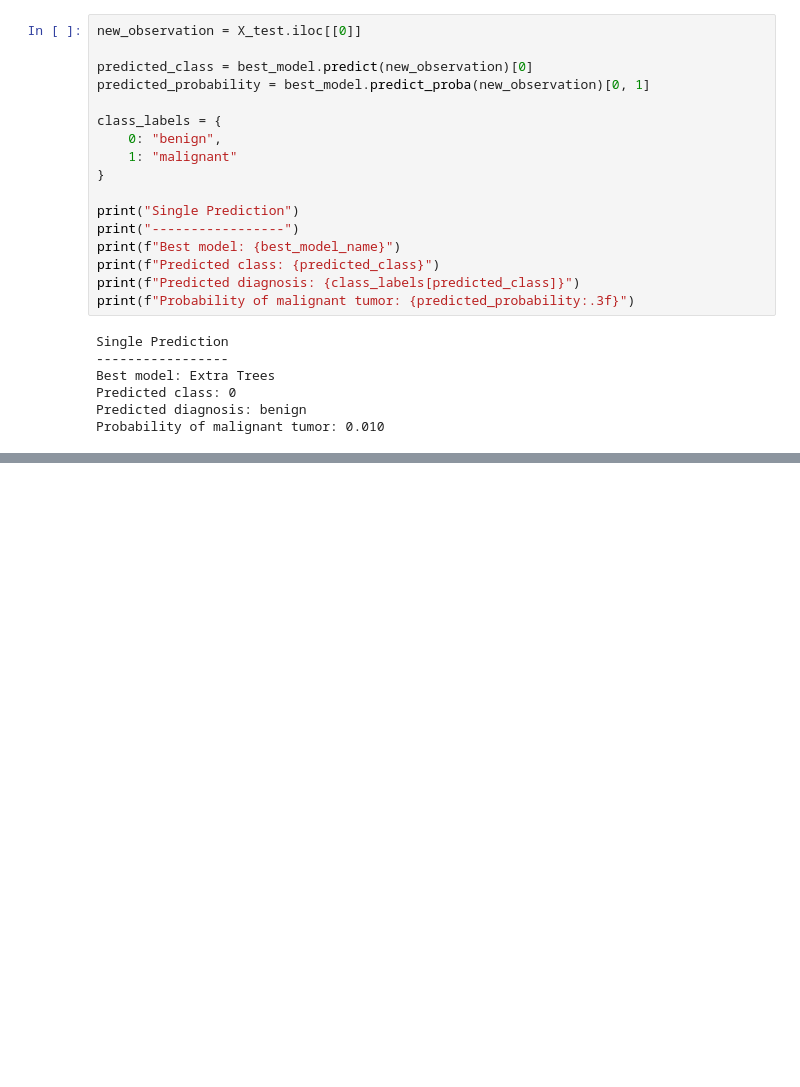
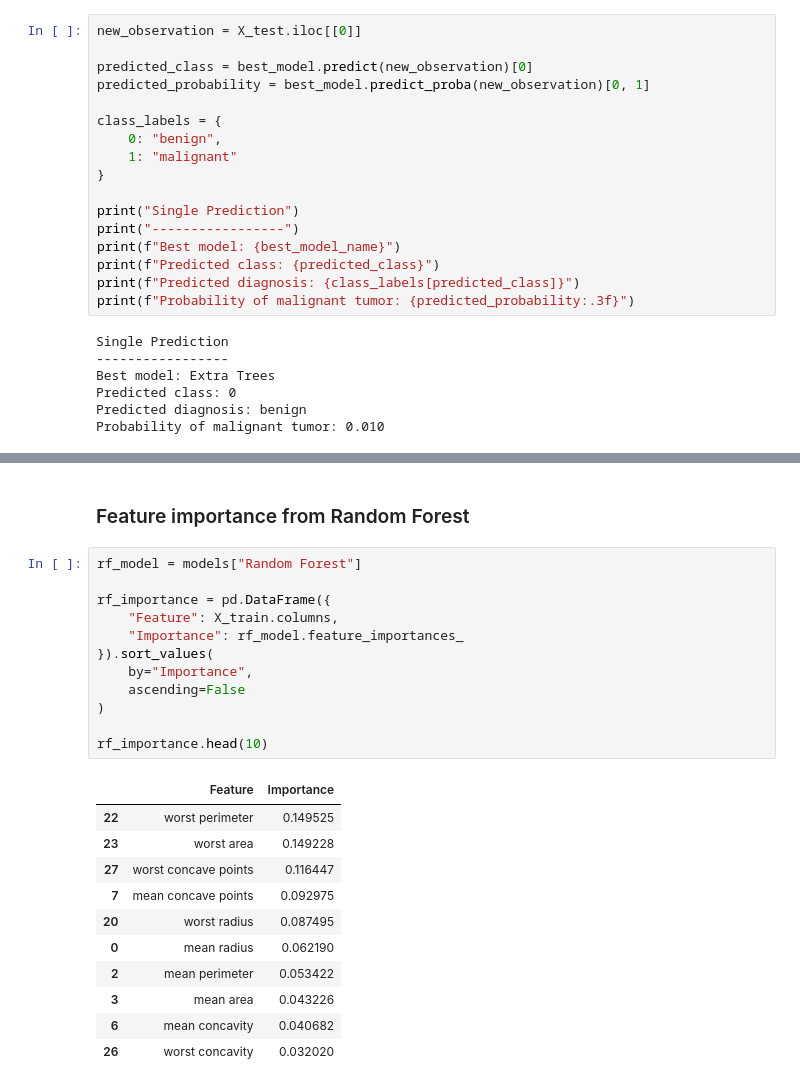
Before and after one commit to profshai/machine-learning-deep-learning, a Jupyter notebook: 01_supervised_ML/03_ensemble/ensemble_learning.ipynb, the cells around one changed output, grey strips where cells are left out. Cells and saved outputs as stored; diff of their text form; blank space fills up the shorter version.

```diff
--- a/01_supervised_ML/03_ensemble/ensemble_learning.ipynb
+++ b/01_supervised_ML/03_ensemble/ensemble_learning.ipynb
@@ -658,0 +696,26 @@ Probability of malignant tumor: 0.010
+# %% [markdown]
+### Feature importance from Random Forest
+# %%
+rf_model = models["Random Forest"]
+
+rf_importance = pd.DataFrame({
+    "Feature": X_train.columns,
+    "Importance": rf_model.feature_importances_
+}).sort_values(
+    by="Importance",
+    ascending=False
+)
+
+rf_importance.head(10)
+# %% [output]
+|  | Feature | Importance |
+| 22 | worst perimeter | 0.149525 |
+| 23 | worst area | 0.149228 |
+| 27 | worst concave points | 0.116447 |
+| 7 | mean concave points | 0.092975 |
+| 20 | worst radius | 0.087495 |
+| 0 | mean radius | 0.062190 |
+| 2 | mean perimeter | 0.053422 |
+| 3 | mean area | 0.043226 |
+| 6 | mean concavity | 0.040682 |
+| 26 | worst concavity | 0.032020 |
```
Also changed, not shown: parts of 4 cells of this notebook, 2 other files.
